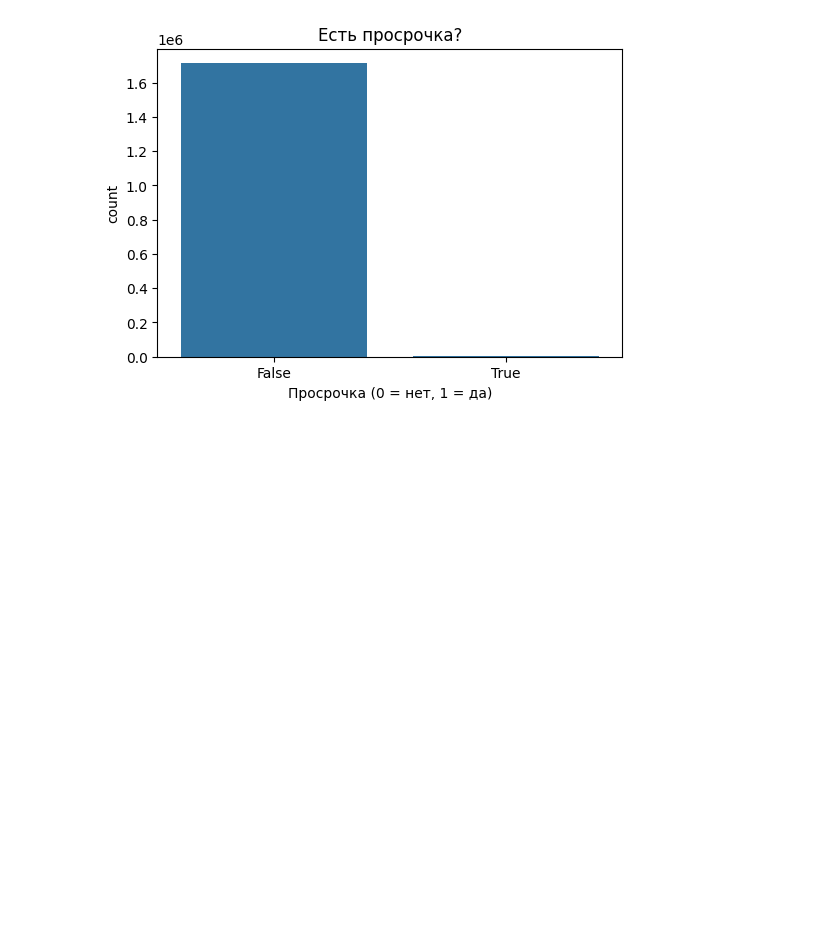
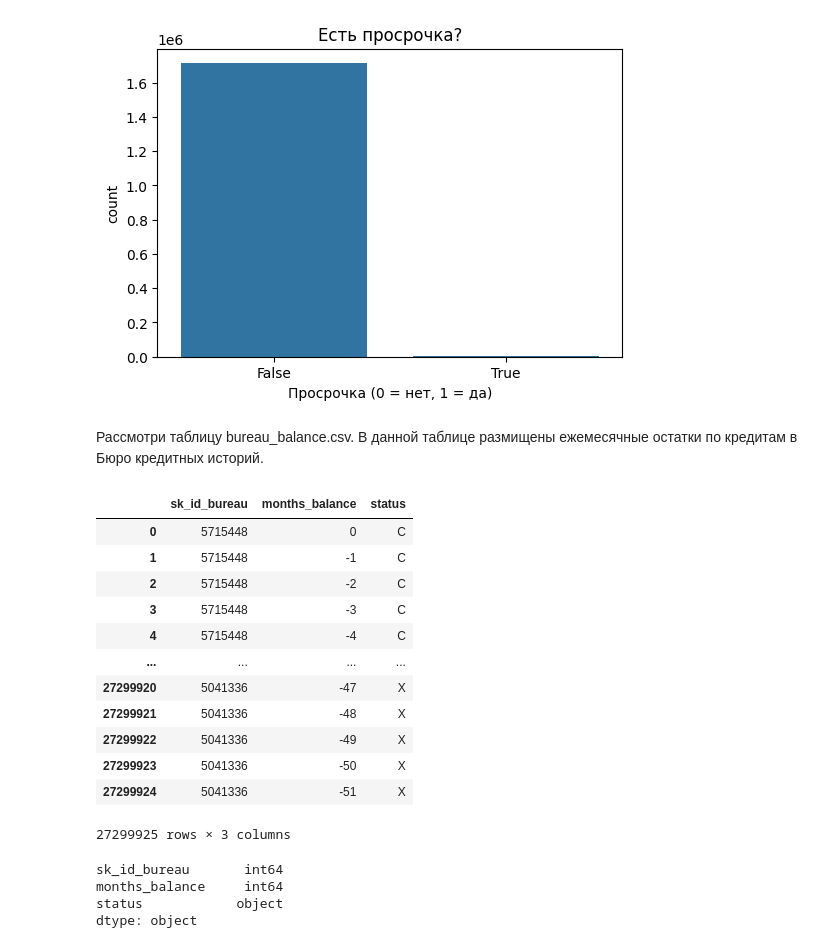
Before and after one commit to malakhovs04/Home-Credit-Default-Risk, a Jupyter notebook: check_tables.ipynb, the cells around one changed output. Drawn from its saved outputs; the diff is of its cells as text; code cells hidden in the pictures; blank space fills up the shorter version.

```diff
--- a/check_tables.ipynb
+++ b/check_tables.ipynb
@@ -434,3 +445,28 @@ plt.xlabel('Просрочка (0 = нет, 1 = да)')
 plt.show()
 # %% [output]
 [figure]
+# %% [markdown]
+Рассмотри таблицу bureau_balance.csv. В данной таблице размищены ежемесячные остатки по кредитам в Бюро кредитных историй.
+# %%
+df_bruean_b
+# %% [output]
+|  | sk_id_bureau | months_balance | status |
+| 0 | 5715448 | 0 | C |
+| 1 | 5715448 | -1 | C |
+| 2 | 5715448 | -2 | C |
+| 3 | 5715448 | -3 | C |
+| 4 | 5715448 | -4 | C |
+| ... | ... | ... | ... |
+| 27299920 | 5041336 | -47 | X |
+| 27299921 | 5041336 | -48 | X |
+| 27299922 | 5041336 | -49 | X |
+| 27299923 | 5041336 | -50 | X |
+| 27299924 | 5041336 | -51 | X |
+27299925 rows × 3 columns
+# %%
+df_bruean_b.dtypes
+# %% [output]
+sk_id_bureau       int64
+months_balance     int64
+status            object
+dtype: object
```
Also changed, not shown: parts of 7 cells of this notebook.
